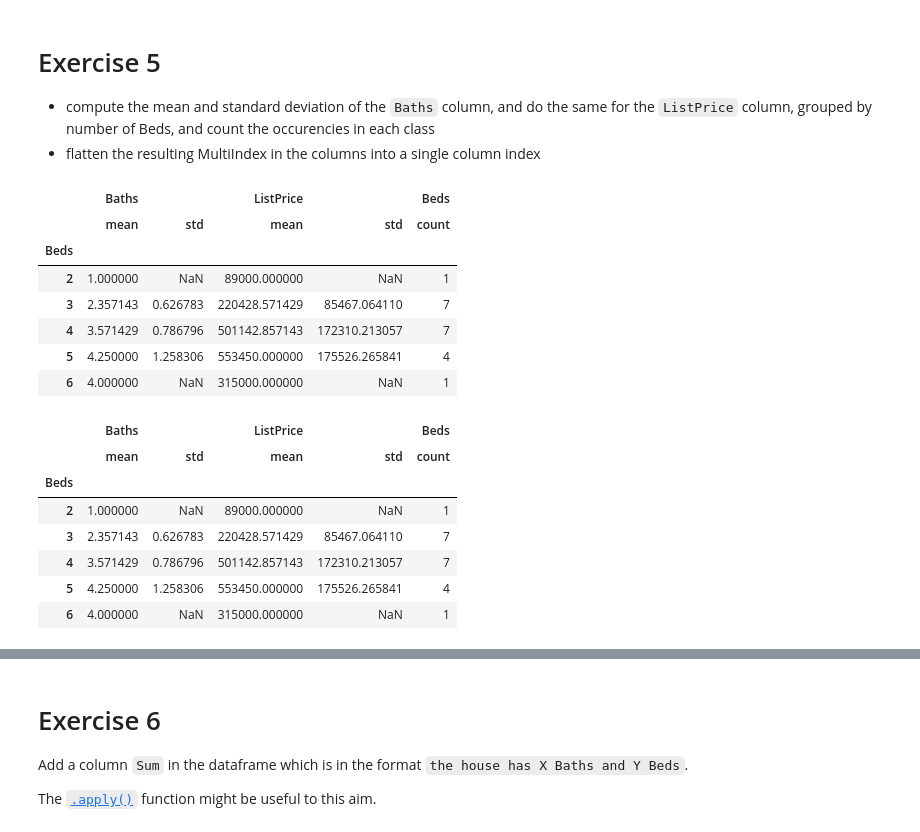
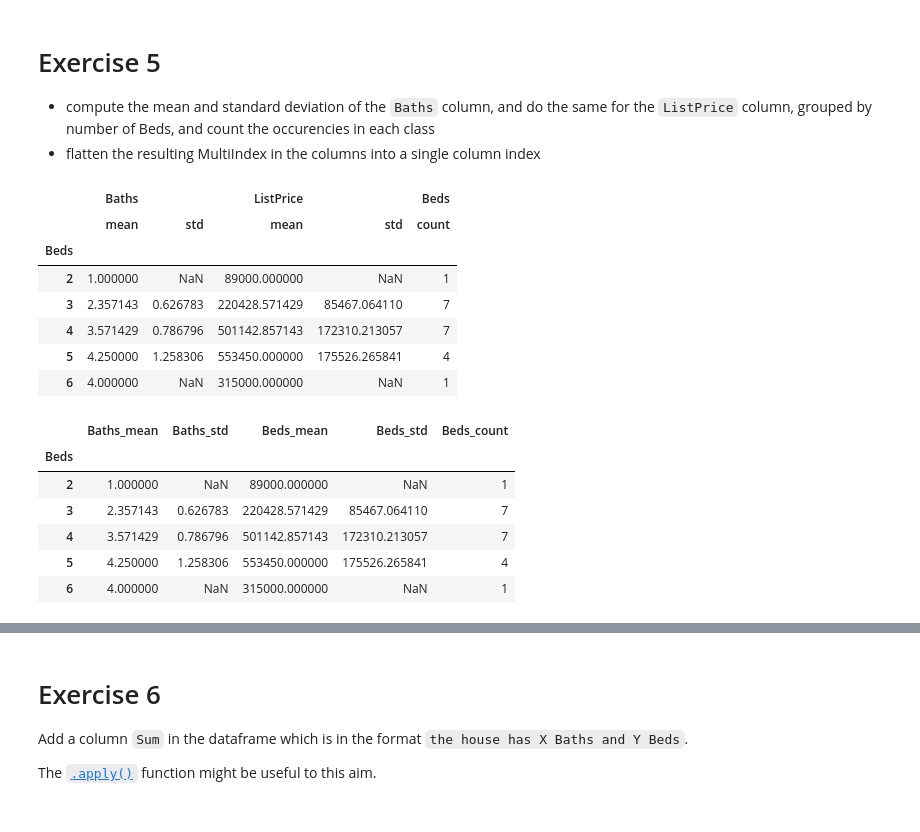
Before and after one commit to persello/daml-notebooks, a Jupyter notebook: 09/python-pandas.ipynb, the cells around one changed output, grey strips where cells are left out. Cells and saved outputs as stored; diff of their text form; code cells hidden in the pictures.

```diff
--- a/09/python-pandas.ipynb
+++ b/09/python-pandas.ipynb
@@ -201,23 +201,23 @@ assert df['day'].values[2] == 13
 # %%
 
 df = df_origin.copy()
 df = df.groupby(['Beds'])[['ListPrice', 'Baths', 'Beds']].agg({'Baths': ['mean', 'std'], 'ListPrice': ['mean', 'std'], 'Beds': ['count']})
 display(df)
 
 df_flattened = df.copy()
-df_flattened = df_flattened.unstack()
+df_flattened.columns = df_flattened.columns.get_level_values(0)
+df_flattened.columns = ['Baths_mean', 'Baths_std', 'Beds_mean', 'Beds_std', 'Beds_count']
 display(df_flattened)
 # %% [output]
 |  | Baths |  | ListPrice |  | Beds |
 |  | mean | std | mean | std | count |
 | Beds |  |  |  |  |  |
 | 2 | 1.000000 | NaN | 89000.000000 | NaN | 1 |
 | 3 | 2.357143 | 0.626783 | 220428.571429 | 85467.064110 | 7 |
 | 4 | 3.571429 | 0.786796 | 501142.857143 | 172310.213057 | 7 |
 | 5 | 4.250000 | 1.258306 | 553450.000000 | 175526.265841 | 4 |
 | 6 | 4.000000 | NaN | 315000.000000 | NaN | 1 |
-|  | Baths |  | ListPrice |  | Beds |
-|  | mean | std | mean | std | count |
+|  | Baths_mean | Baths_std | Beds_mean | Beds_std | Beds_count |
 | Beds |  |  |  |  |  |
 | 2 | 1.000000 | NaN | 89000.000000 | NaN | 1 |
 | 3 | 2.357143 | 0.626783 | 220428.571429 | 85467.064110 | 7 |
```
Also changed, not shown: parts of 1 cell of this notebook.
